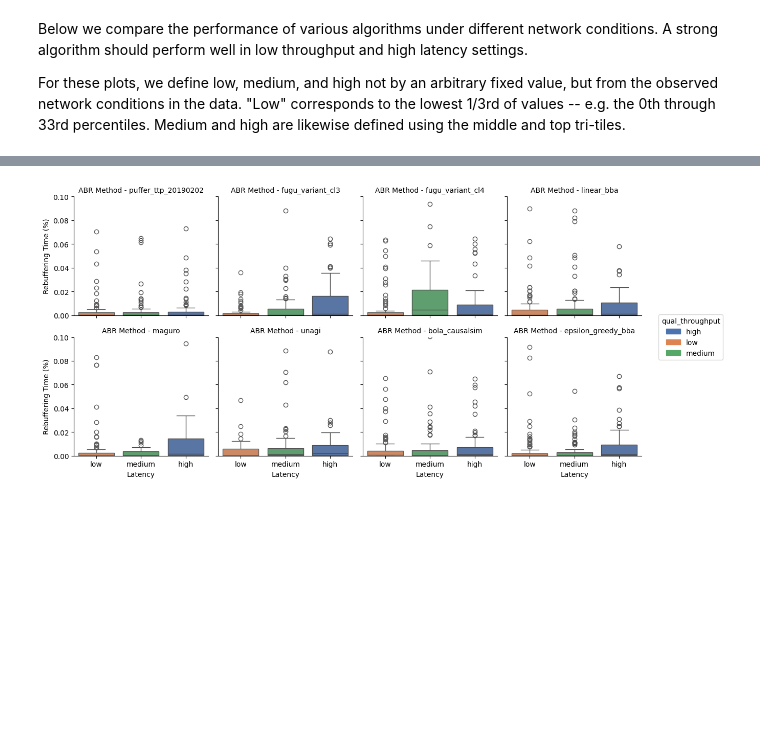
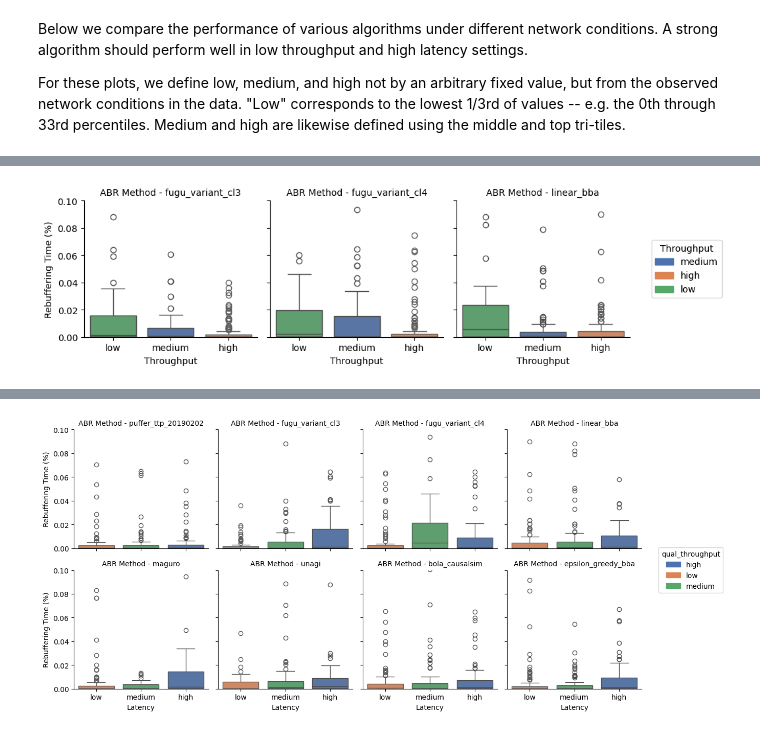
Before and after one commit to ViViVidam/293N, a Jupyter notebook: graphs.ipynb, the cells around one changed output, grey strips where cells are left out. Cells and saved outputs as stored; diff of their text form; code cells hidden in the pictures; blank space fills up the shorter version.

```diff
--- a/graphs.ipynb
+++ b/graphs.ipynb
@@ -221,0 +222,18 @@ plt.show()
+# %%
+hue_order = graph_df["qual_throughput"].unique()[::-1]
+ltd_df = graph_df[(graph_df["expt_id"] == "fugu_variant_cl3") | (graph_df["expt_id"] == "fugu_variant_cl4") | (graph_df["expt_id"] == "linear_bba")]
+grid = sns.FacetGrid(ltd_df, col="expt_id", hue="qual_throughput", hue_order=hue_order, palette="deep", col_wrap=4,ylim=(0,0.1))
+#grid.add_legend()
+grid.set_titles("ABR Method - {col_name}")
+grid.map(sns.boxplot,"qual_throughput","rebuf")
+grid.set_axis_labels(y_var="Rebuffering Time (%)", x_var="Throughput")
+
+
+# seaborn legend is broken and doesn't add colors
+labels = hue_order
+colors = sns.color_palette("deep").as_hex()[:len(labels)]
+handles=[patches.Patch(color=col, label=lab) for col, lab in zip (colors, labels)]
+plt.legend(handles=handles, title='Throughput', loc='center left', bbox_to_anchor=(1.1, 0.5))
+plt.show()
+# %% [output]
+[figure, added]
```
Also changed, not shown: parts of 10 cells of this notebook.
